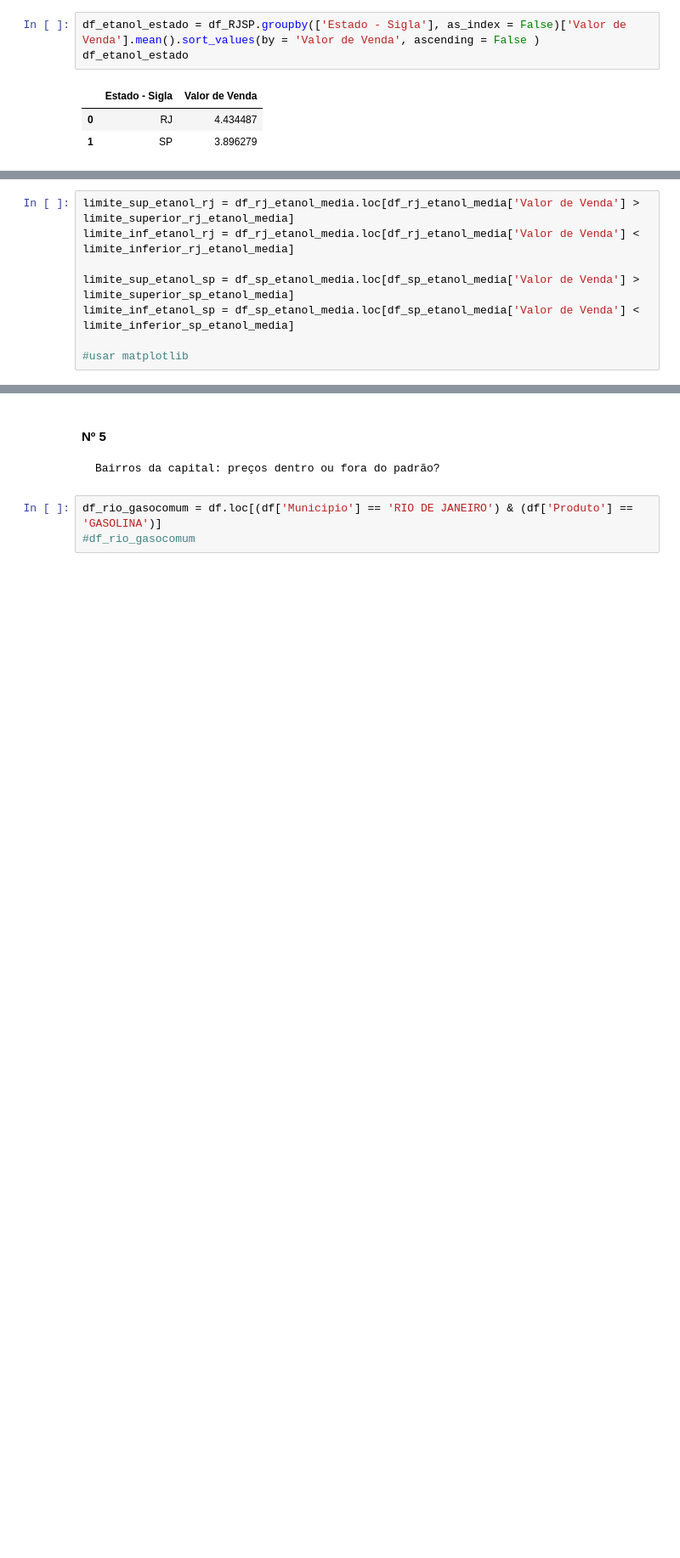
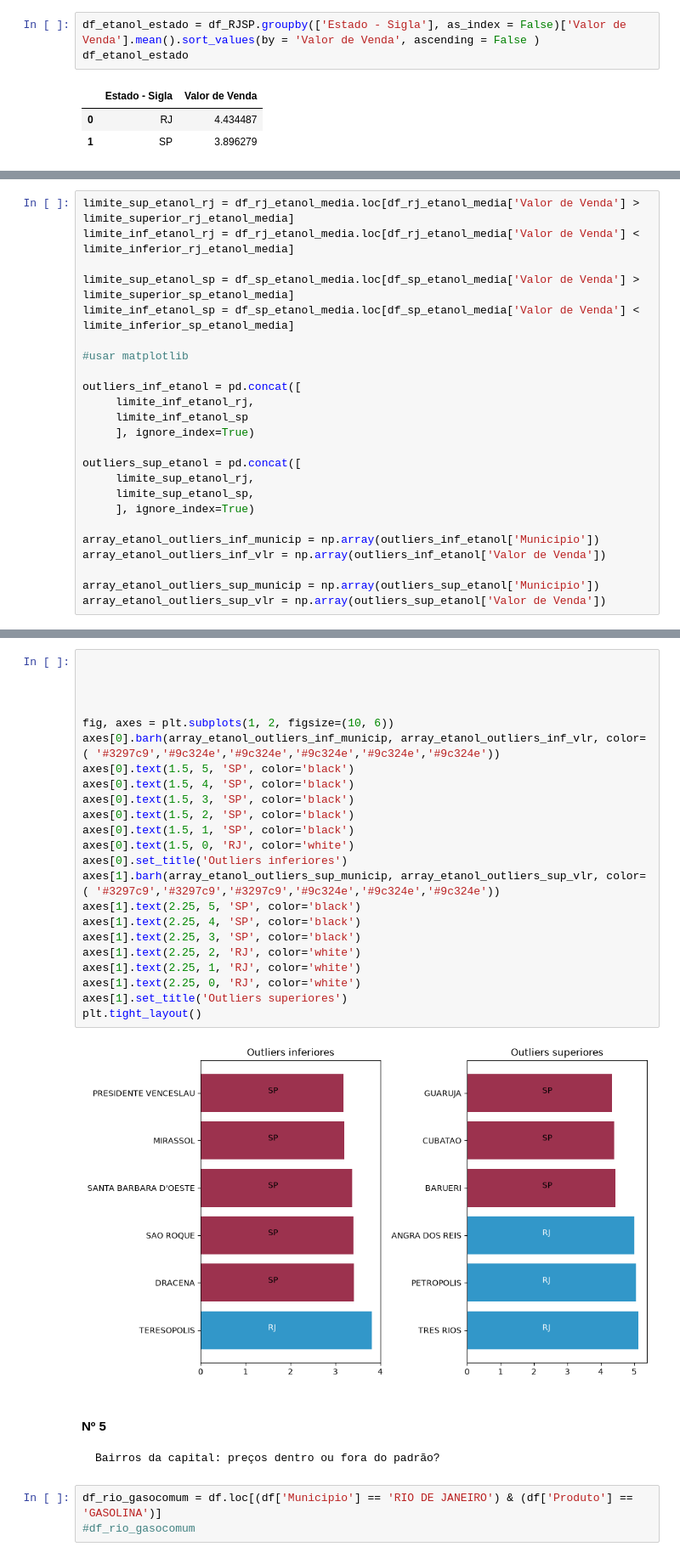
Before and after one commit to nanosvictor/UC2_senac_dados, a Jupyter notebook: mini_projeto_anp.ipynb, the cells around one changed output, grey strips where cells are left out. Shown at 85% size. Cells and saved outputs as stored; diff of their text form; blank space fills up the shorter version.

```diff
--- a/mini_projeto_anp.ipynb
+++ b/mini_projeto_anp.ipynb
@@ -262,4 +330,20 @@ limite_sup_etanol_sp = df_sp_etanol_media.loc[df_sp_etanol_media['Valor de Venda
 limite_inf_etanol_sp = df_sp_etanol_media.loc[df_sp_etanol_media['Valor de Venda'] < limite_inferior_sp_etanol_media]
 
 #usar matplotlib
+
+outliers_inf_etanol = pd.concat([
+     limite_inf_etanol_rj,
+     limite_inf_etanol_sp
+     ], ignore_index=True)
+
+outliers_sup_etanol = pd.concat([
+     limite_sup_etanol_rj,
+     limite_sup_etanol_sp,
+     ], ignore_index=True)
+
+array_etanol_outliers_inf_municip = np.array(outliers_inf_etanol['Municipio'])
+array_etanol_outliers_inf_vlr = np.array(outliers_inf_etanol['Valor de Venda'])
+
+array_etanol_outliers_sup_municip = np.array(outliers_sup_etanol['Municipio'])
+array_etanol_outliers_sup_vlr = np.array(outliers_sup_etanol['Valor de Venda'])
 # %% [markdown]
@@ -295,3 +351,28 @@ limite_inf_etanol_sp
+# %%
+
+
+
+
+fig, axes = plt.subplots(1, 2, figsize=(10, 6))
+axes[0].barh(array_etanol_outliers_inf_municip, array_etanol_outliers_inf_vlr, color= ( '#3297c9','#9c324e','#9c324e','#9c324e','#9c324e','#9c324e'))
+axes[0].text(1.5, 5, 'SP', color='black')
+axes[0].text(1.5, 4, 'SP', color='black')
+axes[0].text(1.5, 3, 'SP', color='black')
+axes[0].text(1.5, 2, 'SP', color='black')
+axes[0].text(1.5, 1, 'SP', color='black')
+axes[0].text(1.5, 0, 'RJ', color='white')
+axes[0].set_title('Outliers inferiores')
+axes[1].barh(array_etanol_outliers_sup_municip, array_etanol_outliers_sup_vlr, color= ( '#3297c9','#3297c9','#3297c9','#9c324e','#9c324e','#9c324e'))
+axes[1].text(2.25, 5, 'SP', color='black')
+axes[1].text(2.25, 4, 'SP', color='black')
+axes[1].text(2.25, 3, 'SP', color='black')
+axes[1].text(2.25, 2, 'RJ', color='white')
+axes[1].text(2.25, 1, 'RJ', color='white')
+axes[1].text(2.25, 0, 'RJ', color='white')
+axes[1].set_title('Outliers superiores')
+plt.tight_layout()
+# %% [output]
+[figure, added]
 # %% [markdown]
 #### Nº 5
     Bairros da capital: preços dentro ou fora do padrão?
```
Also changed, not shown: parts of 25 cells of this notebook.
